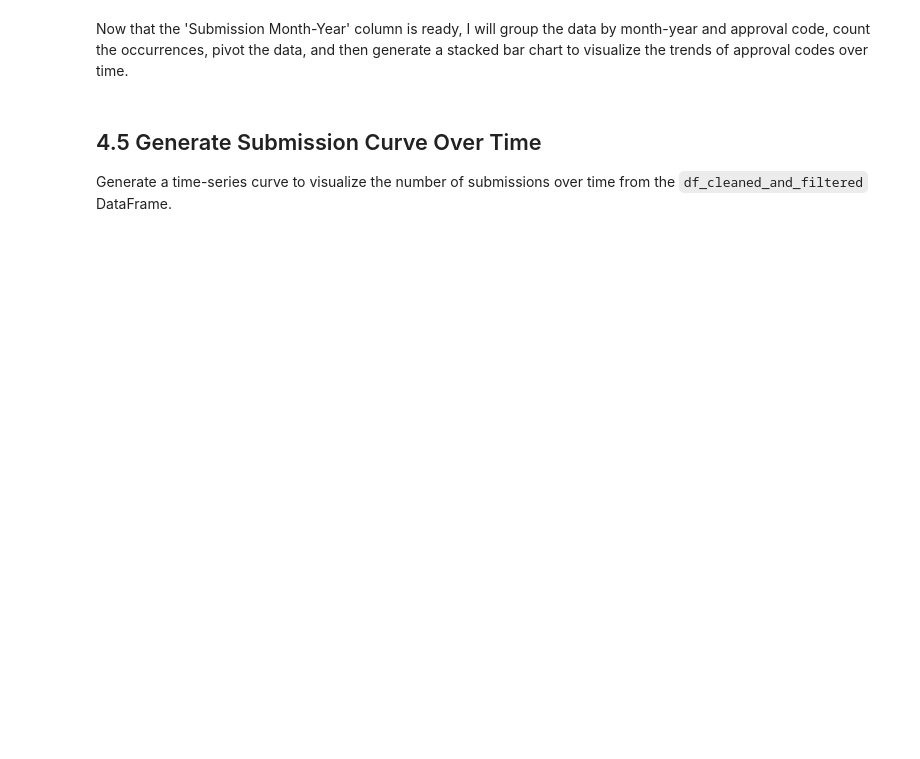
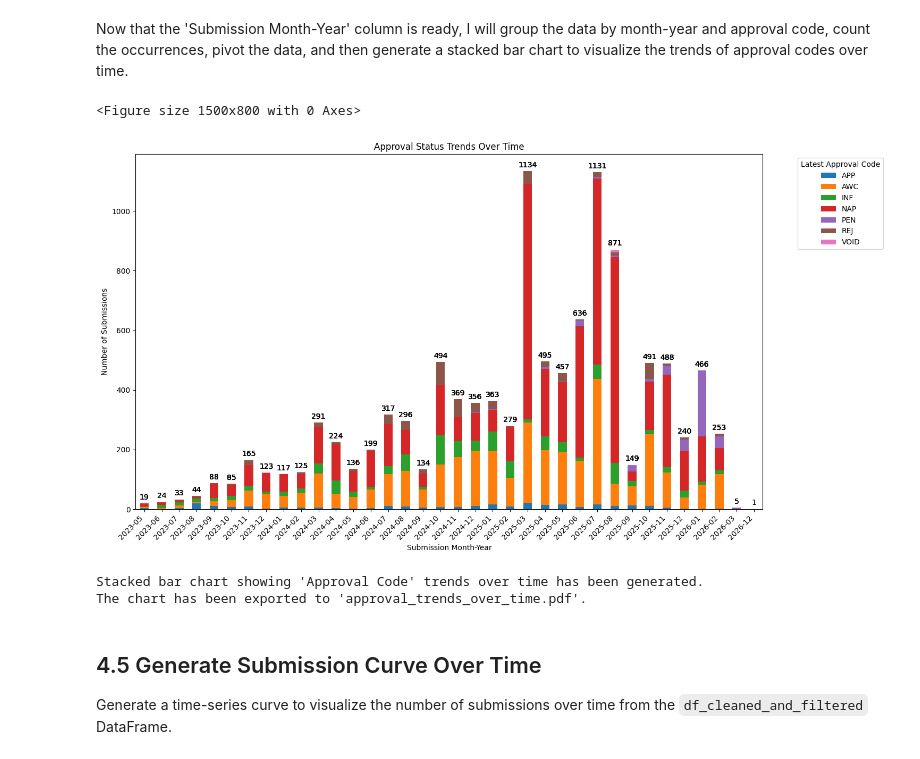
Before and after one commit to chinwarsoon/Engineering-and-Design, a Jupyter notebook: dcc/dcc_mdl.ipynb, the cells around one changed output. Cells and saved outputs as stored; diff of their text form; code cells hidden in the pictures; blank space fills up the shorter version.

```diff
--- a/dcc/dcc_mdl.ipynb
+++ b/dcc/dcc_mdl.ipynb
@@ -807,6 +1148,11 @@ else:
 # if 'Latest Approval Code' is "APP' or 'VOID' or 'INF', then 'Submission Closed' == "YES", otherwise "NO"
 
 # Map 'Latest Approval Status' to 'Latest Approval Code' using the provided mapping
+# Remove '/' from value
+df_cleaned_and_filtered['Latest Approval Status'] = (df_cleaned_and_filtered['Latest Approval Status']
+    .str.replace('/', '', regex=False)
+    .str.strip()
+)
 df_cleaned_and_filtered['Latest Approval Code'] = df_cleaned_and_filtered['Latest Approval Status'].map(approval_code_mapping)
 # Update 'Submission Closed' column based on the specified conditions
 df_cleaned_and_filtered['Submission Closed'] = df_cleaned_and_filtered['Submission Closed'].str.upper().fillna("NO")
@@ -1147,9 +1635,9 @@ print(f"The DuckDB file '{db_file_name}' is ready for download.")
 # %% [markdown]
 Ensure the 'This Submission Date' column is in datetime format and create a 'Submission Month-Year' column to facilitate grouping by month.
 # %%
-df_cleaned_and_filtered['This Submission Date'] = pd.to_datetime(df_cleaned_and_filtered['This Submission Date'], format='%d/%m/%Y', errors='coerce')
-df_cleaned_and_filtered['This Review Return Date'] = pd.to_datetime(df_cleaned_and_filtered['This Review Return Date'], format='%d/%m/%Y', errors='coerce')
-df_cleaned_and_filtered['Submission Month-Year'] = df_cleaned_and_filtered['This Submission Date'].dt.to_period('M')
+df_cleaned_and_filtered['Submission Date'] = pd.to_datetime(df_cleaned_and_filtered['Submission Date'], format='%d/%m/%Y', errors='coerce')
+df_cleaned_and_filtered['Review Return Actual Date'] = pd.to_datetime(df_cleaned_and_filtered['Review Return Actual Date'], format='%d/%m/%Y', errors='coerce')
+df_cleaned_and_filtered['Submission Month-Year'] = df_cleaned_and_filtered['Submission Date'].dt.to_period('M')
 
-print("DataFrame after converting 'This Submission Date' and 'This Review Return Date' to datetime and adding 'Submission Month-Year':")
-display(df_cleaned_and_filtered[['This Submission Date', 'This Review Return Date', 'Submission Month-Year', 'Approval Code']].head())
+print("DataFrame after converting 'Submission Date' and 'Review Return Actual Date' to datetime and adding 'Submission Month-Year':")
+display(df_cleaned_and_filtered[['Submission Date', 'Review Return Actual Date', 'Submission Month-Year', 'Latest Approval Code']].head())
@@ -1229,5 +1739,5 @@ I need to group the DataFrame by 'Doc ID' and 'Discipline' and then aggregate th
 # %%
-summary_df = df_cleaned_and_filtered.groupby(['Doc ID', 'Discipline'])['Latest Approval Status'].agg(
+summary_df = df_cleaned_and_filtered.groupby(['Document ID', 'Discipline'])['Latest Approval Status'].agg(
     status_counts=lambda x: str(x.value_counts().to_dict()),
     unique_statuses=lambda x: ', '.join(x.unique().astype(str)),
     most_frequent_status=lambda x: x.mode()[0]
@@ -1345,8 +1881,8 @@ Aggregate the df_cleaned_and_filtered DataFrame to count occurrences of each 'Ap
 # %% [markdown]
 First, I will ensure the 'This Submission Date' column is in datetime format and then create a new column 'Submission Month-Year' to prepare the data for time-series aggregation.
 # %%
-df_cleaned_and_filtered['This Submission Date'] = pd.to_datetime(df_cleaned_and_filtered['This Submission Date'], format='%d/%m/%Y', errors='coerce')
-df_cleaned_and_filtered['Submission Month-Year'] = df_cleaned_and_filtered['This Submission Date'].dt.to_period('M')
+df_cleaned_and_filtered['Submission Date'] = pd.to_datetime(df_cleaned_and_filtered['Submission Date'], format='%d/%m/%Y', errors='coerce')
+df_cleaned_and_filtered['Submission Month-Year'] = df_cleaned_and_filtered['Submission Date'].dt.to_period('M')
 
-print("DataFrame after converting 'This Submission Date' to datetime and adding 'Submission Month-Year':")
-display(df_cleaned_and_filtered[['This Submission Date', 'Submission Month-Year', 'Approval Code']].head())
+print("DataFrame after converting 'Submission Date' to datetime and adding 'Submission Month-Year':")
+display(df_cleaned_and_filtered[['Submission Date', 'Submission Month-Year', 'Latest Approval Code']].head())
@@ -1357,38 +1901,43 @@ import matplotlib.pyplot as plt
 import seaborn as sns
 
 # Group by 'Submission Month-Year' and 'Approval Code' and count occurrences
-trend_data = df_cleaned_and_filtered.groupby(['Submission Month-Year', 'Approval Code']).size().unstack(fill_value=0)
+trend_data = df_cleaned_and_filtered.groupby(['Submission Month-Year', 'Latest Approval Code']).size().unstack(fill_value=0)
 
 # Sort the index to ensure chronological order
 trend_data = trend_data.sort_index()
 
 # Create a stacked bar chart
 plt.figure(figsize=(15, 8))
 ax = trend_data.plot(kind='bar', stacked=True, figsize=(15, 8))
 plt.title('Approval Status Trends Over Time')
 plt.xlabel('Submission Month-Year')
 plt.ylabel('Number of Submissions')
 plt.xticks(rotation=45, ha='right')
-plt.legend(title='Approval Code', bbox_to_anchor=(1.05, 1), loc='upper left')
+plt.legend(title='Latest Approval Code', bbox_to_anchor=(1.05, 1), loc='upper left')
 
 # Add total counts on top of each stacked bar
 for container in ax.containers:
     # Only annotate the last container (top segment of each bar) to get total height
     for i, p in enumerate(container):
         total_sum = trend_data.iloc[i].sum() # Sum of all segments for the current bar
         if p.get_height() > 0: # Only annotate if there's a bar segment
             ax.annotate(f'{total_sum:.0f}',
                         (p.get_x() + p.get_width() / 2., total_sum),
                         ha='center', va='bottom',
                         xytext=(0, 3),
                         textcoords='offset points')
 
 plt.tight_layout()
 plt.savefig('approval_trends_over_time.pdf') # Save the plot as a PDF
 plt.show()
 
 print("Stacked bar chart showing 'Approval Code' trends over time has been generated.")
 print("The chart has been exported to 'approval_trends_over_time.pdf'.")
+# %% [output]
+<Figure size 1500x800 with 0 Axes>
+[figure, added]
+Stacked bar chart showing 'Approval Code' trends over time has been generated.
+The chart has been exported to 'approval_trends_over_time.pdf'.
 # %%
 from google.colab import files
 
```
Also changed, not shown: parts of 53 cells of this notebook.
